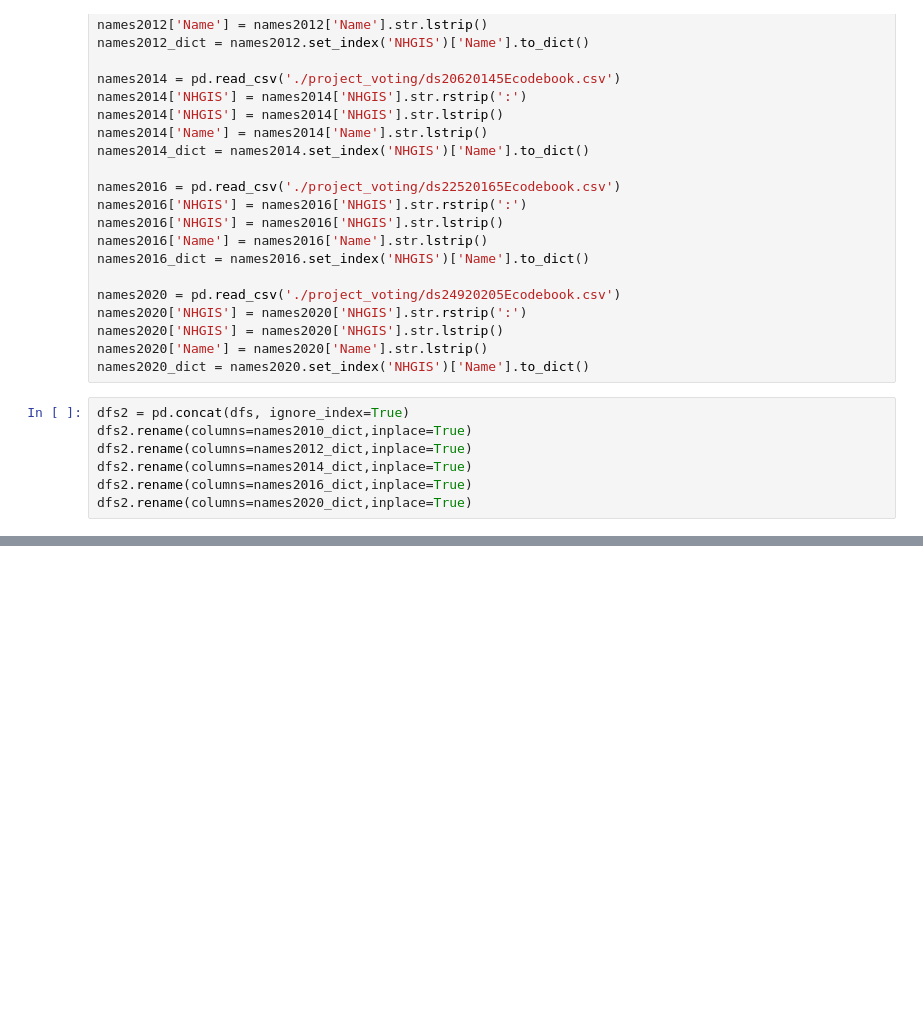
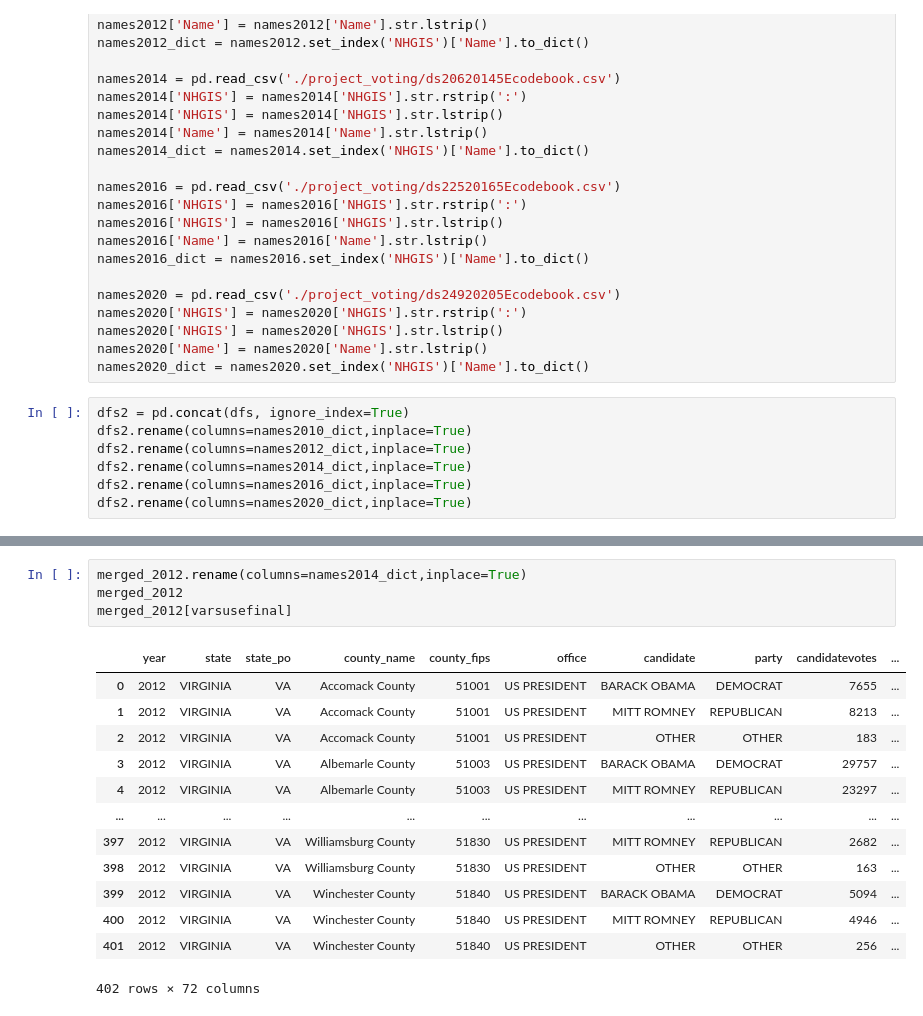
Before and after one commit to Catherine-Nguyen88/project_voting, a Jupyter notebook: merging_and_wrangling.ipynb, the cells around one changed output, grey strips where cells are left out. Saved outputs shown, nothing was run; the diff lists cells and outputs as text; blank space fills up the shorter version.

```diff
--- a/merging_and_wrangling.ipynb
+++ b/merging_and_wrangling.ipynb
@@ -363,0 +361,18 @@ dfuse
+# %%
+merged_2012.rename(columns=names2014_dict,inplace=True)
+merged_2012
+merged_2012[varsusefinal]
+# %% [output]
+|  | year | state | state_po | county_name | county_fips | office | candidate | party | candidatevotes | ... |
+| 0 | 2012 | VIRGINIA | VA | Accomack County | 51001 | US PRESIDENT | BARACK OBAMA | DEMOCRAT | 7655 | ... |
+| 1 | 2012 | VIRGINIA | VA | Accomack County | 51001 | US PRESIDENT | MITT ROMNEY | REPUBLICAN | 8213 | ... |
+| 2 | 2012 | VIRGINIA | VA | Accomack County | 51001 | US PRESIDENT | OTHER | OTHER | 183 | ... |
+| 3 | 2012 | VIRGINIA | VA | Albemarle County | 51003 | US PRESIDENT | BARACK OBAMA | DEMOCRAT | 29757 | ... |
+| 4 | 2012 | VIRGINIA | VA | Albemarle County | 51003 | US PRESIDENT | MITT ROMNEY | REPUBLICAN | 23297 | ... |
+| ... | ... | ... | ... | ... | ... | ... | ... | ... | ... | ... |
+| 397 | 2012 | VIRGINIA | VA | Williamsburg County | 51830 | US PRESIDENT | MITT ROMNEY | REPUBLICAN | 2682 | ... |
+| 398 | 2012 | VIRGINIA | VA | Williamsburg County | 51830 | US PRESIDENT | OTHER | OTHER | 163 | ... |
+| 399 | 2012 | VIRGINIA | VA | Winchester County | 51840 | US PRESIDENT | BARACK OBAMA | DEMOCRAT | 5094 | ... |
+| 400 | 2012 | VIRGINIA | VA | Winchester County | 51840 | US PRESIDENT | MITT ROMNEY | REPUBLICAN | 4946 | ... |
+| 401 | 2012 | VIRGINIA | VA | Winchester County | 51840 | US PRESIDENT | OTHER | OTHER | 256 | ... |
+402 rows × 72 columns
```
Also changed, not shown: parts of 15 cells of this notebook.
